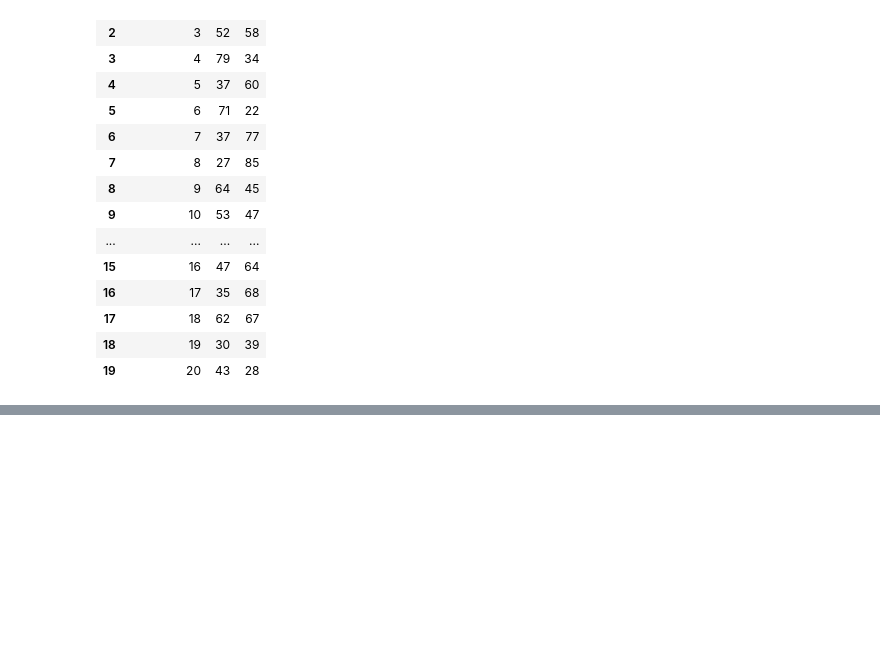
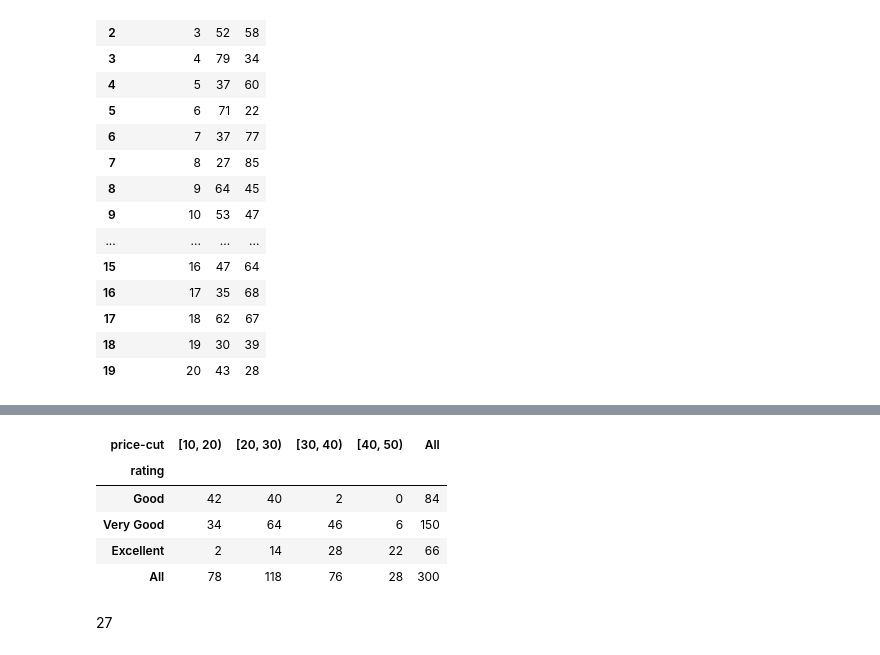
Before and after one commit to Infinity2013/ipython-notebook, a Jupyter notebook: statistics for business and economics/Chapter2.ipynb, the cells around one changed output, grey strips where cells are left out. Saved outputs shown, nothing was run; the diff lists cells and outputs as text; code cells hidden in the pictures; blank space fills up the shorter version.

```diff
--- a/statistics for business and economics/Chapter2.ipynb
+++ b/statistics for business and economics/Chapter2.ipynb
@@ -265,0 +293,3 @@ import nltk
+# %%
+df.rename(columns={'Quality Rating': 'rating', 'Meal Price ($)': 'price'}, inplace=True)
+df.head()
@@ -265,0 +315,3 @@ import nltk
+# %%
+df['price-cut'] = pd.cut(df['price'], bins=np.arange(10, 60, 10), right=False)
+df.head()
@@ -265,0 +325,13 @@ import nltk
+# %%
+ct = pd.crosstab(df['rating'], df['price-cut'], margins=True)
+ct = ct.reindex(['Good', 'Very Good', 'Excellent', 'All'])
+ct
+# %% [output]
+| price-cut | [10, 20) | [20, 30) | [30, 40) | [40, 50) | All |
+| rating |  |  |  |  |  |
+| Good | 42 | 40 | 2 | 0 | 84 |
+| Very Good | 34 | 64 | 46 | 6 | 150 |
+| Excellent | 2 | 14 | 28 | 22 | 66 |
+| All | 78 | 118 | 76 | 28 | 300 |
+# %% [markdown]
+27
```
Also changed, not shown: parts of 7 cells of this notebook, 7 other files.
